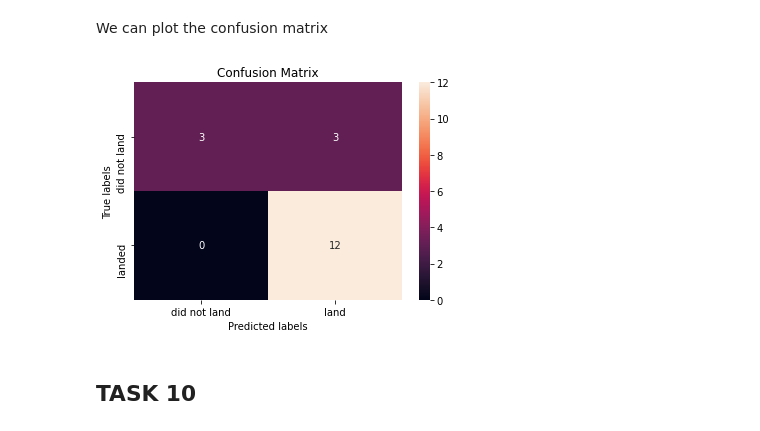
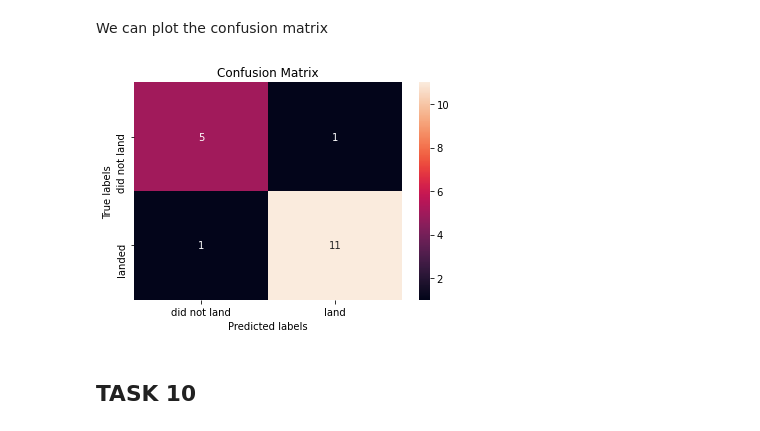
Before and after one commit to lucidkrish/Projects, a Jupyter notebook: SpaceX_Machine Learning Prediction_Part_5.ipynb, the cells around one changed output. Drawn from its saved outputs; the diff is of its cells as text; code cells hidden in the pictures.

```diff
--- a/SpaceX_Machine Learning Prediction_Part_5.ipynb
+++ b/SpaceX_Machine Learning Prediction_Part_5.ipynb
@@ -306,10 +306,10 @@ tree_cv.score(X_test,Y_test)
 # %% [markdown]
 We can plot the confusion matrix
 # %%
-yhat = svm_cv.predict(X_test)
+yhat = tree_cv.predict(X_test)
 plot_confusion_matrix(Y_test,yhat)
 # %% [output]
-[figure, old version]
+[figure, new version]
 # %% [markdown]
 ## TASK  10
 # %% [markdown]
```
Also changed, not shown: parts of 6 cells of this notebook.
